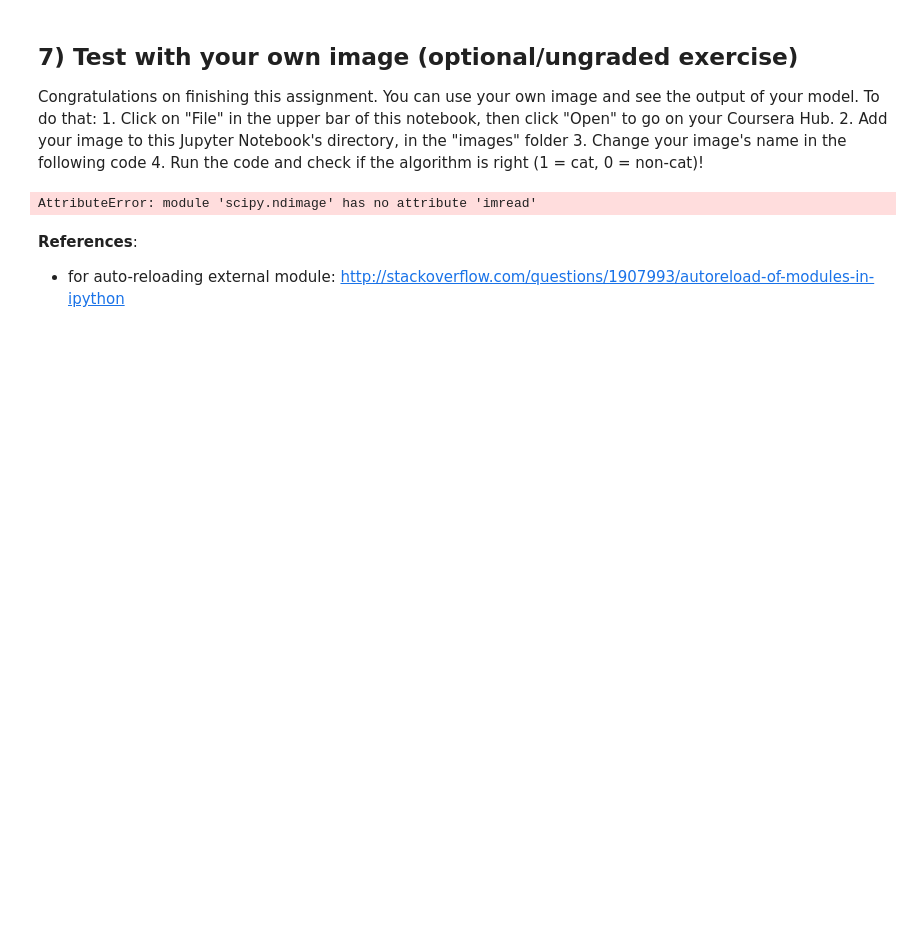
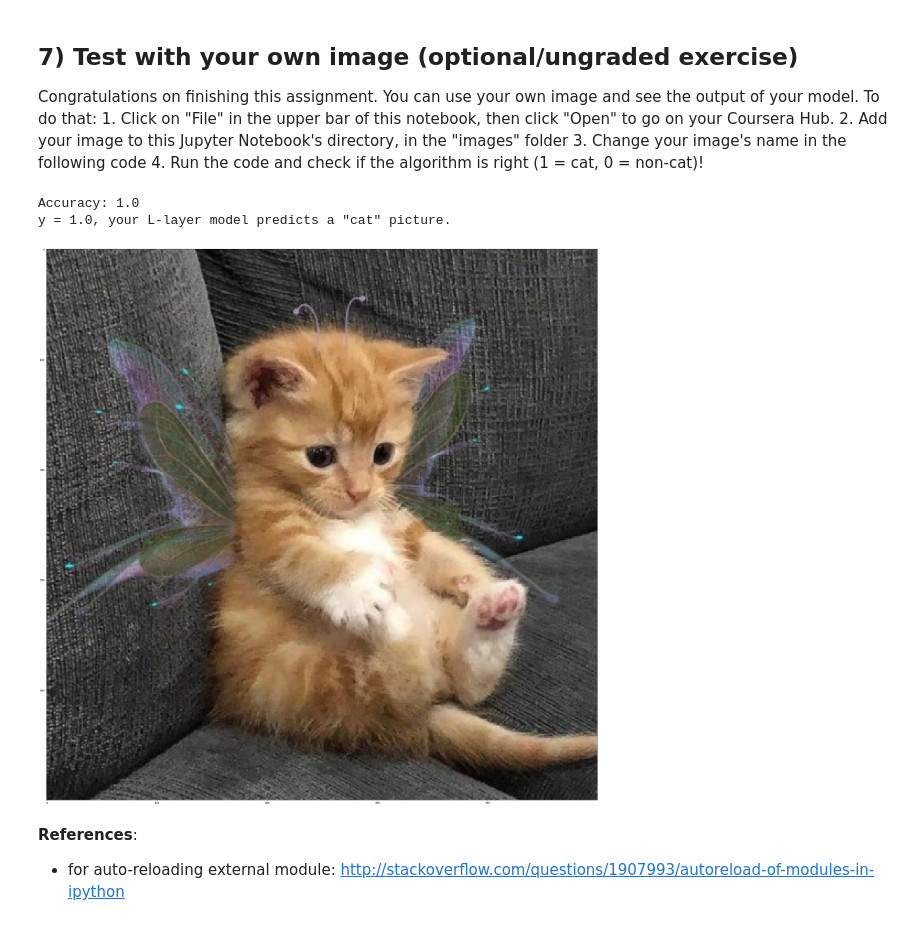
Before and after one commit to kus-machine/c5_DeepLearning_labs, a Jupyter notebook: lab5_deep/Deep+Neural+Network+-+Application+v8.ipynb, the cells around one changed output. Saved outputs shown, nothing was run; the diff lists cells and outputs as text; code cells hidden in the pictures; blank space fills up the shorter version.

Commit message:
add custom kitty image

```diff
--- a/lab5_deep/Deep+Neural+Network+-+Application+v8.ipynb
+++ b/lab5_deep/Deep+Neural+Network+-+Application+v8.ipynb
@@ -546,20 +546,26 @@ Congratulations on finishing this assignment. You can use your own image and see
     4. Run the code and check if the algorithm is right (1 = cat, 0 = non-cat)!
 # %%
 ## START CODE HERE ##
-my_image = "my_image.jpg" # change this to the name of your image file
+my_image_path = "kitty.jpg" # change this to the name of your image file
 my_label_y = [1] # the true class of your image (1 -> cat, 0 -> non-cat)
 ## END CODE HERE ##
+import cv2
+fname = "images/" + my_image_path
 
-fname = "images/" + my_image
-image = np.array(ndimage.imread(fname, flatten=False))
-my_image = scipy.misc.imresize(image, size=(num_px,num_px)).reshape((num_px*num_px*3,1))
-my_image = my_image/255.
+image = cv2.imread(fname)
+image_RGB = cv2.cvtColor(image, cv2.COLOR_BGR2RGB)
+my_image = cv2.resize(image, dsize=(num_px,num_px)).reshape((num_px*num_px*3,1))/255.
+# image = np.array(ndimage.imread(fname, flatten=False))
+# my_image = scipy.misc.imresize(image, size=(num_px,num_px)).reshape((num_px*num_px*3,1))
+# my_image = my_image/255.
 my_predicted_image = predict(my_image, my_label_y, parameters)
 
-plt.imshow(image)
+plt.imshow(image_RGB)
 print ("y = " + str(np.squeeze(my_predicted_image)) + ", your L-layer model predicts a \"" + classes[int(np.squeeze(my_predicted_image)),].decode("utf-8") +  "\" picture.")
 # %% [output]
-AttributeError: module 'scipy.ndimage' has no attribute 'imread'
+Accuracy: 1.0
+y = 1.0, your L-layer model predicts a "cat" picture.
+[figure, added]
 # %% [markdown]
 **References**:
 
```
Also changed, not shown: 1 other file.
